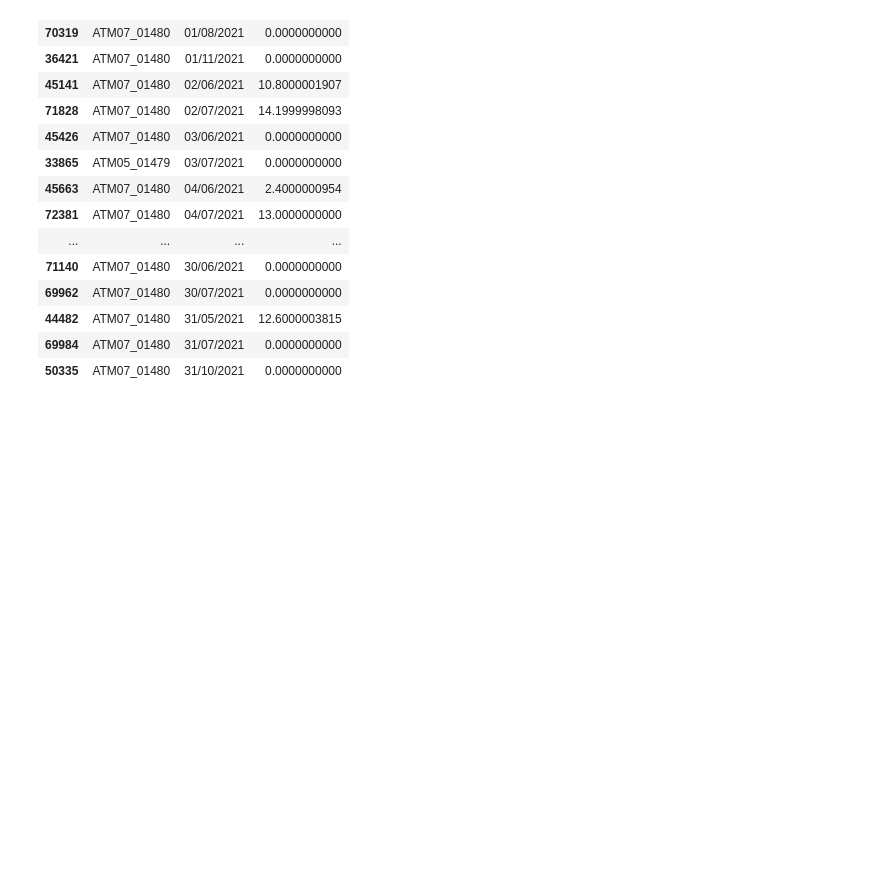
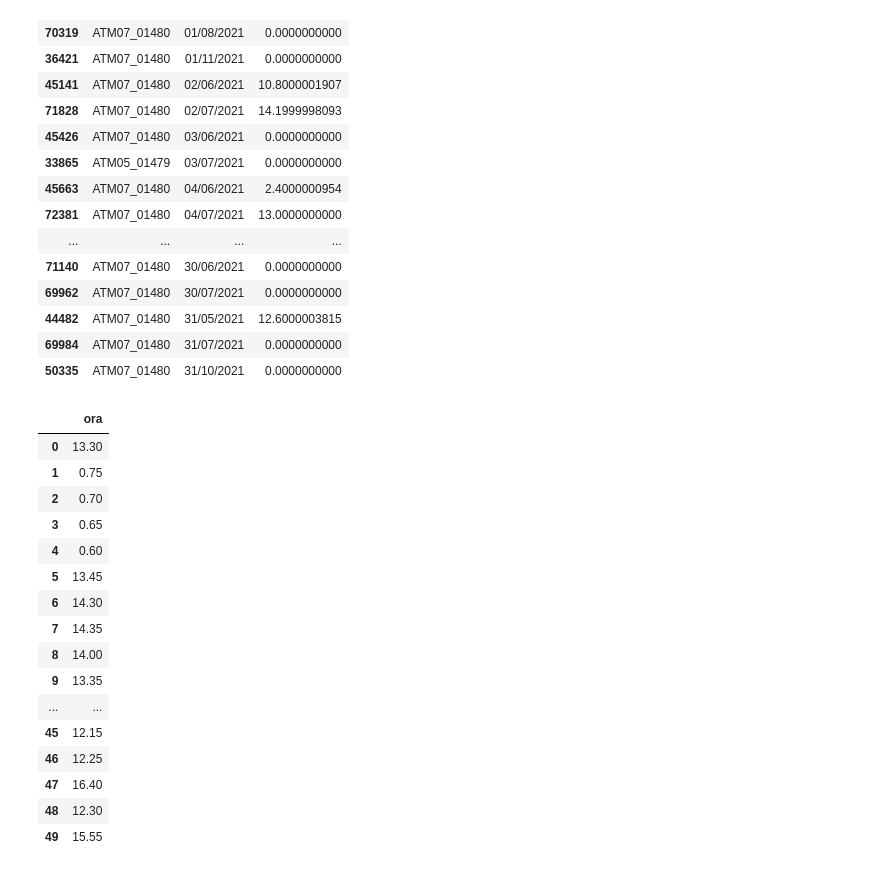
Before and after one commit to CH4nt014/Big-Data-project, a Jupyter notebook: ElaborazioneDati.ipynb, the cells around one changed output. Cells and saved outputs as stored; diff of their text form; code cells hidden in the pictures; blank space fills up the shorter version.

```diff
--- a/ElaborazioneDati.ipynb
+++ b/ElaborazioneDati.ipynb
@@ -129,3 +130,26 @@ pd.set_option('display.max_rows', None)
 # df_MediaBenzene
 dz_Benzene = {}
 # for i in range(len(df_MediaBenzene)):
+# %%
+#50 ore con il pù alto livello medio di benzene
+df_C6H6 = df_DatiSensori[['ora','C6H6_ug/m3']].copy()
+df_ore = df_C6H6.groupby('ora').mean().sort_values(['C6H6_ug/m3'], ascending =False).head(50).reset_index()
+df_ore[['ora']]
+# %% [output]
+|  | ora |
+| 0 | 13.30 |
+| 1 | 0.75 |
+| 2 | 0.70 |
+| 3 | 0.65 |
+| 4 | 0.60 |
+| 5 | 13.45 |
+| 6 | 14.30 |
+| 7 | 14.35 |
+| 8 | 14.00 |
+| 9 | 13.35 |
+| ... | ... |
+| 45 | 12.15 |
+| 46 | 12.25 |
+| 47 | 16.40 |
+| 48 | 12.30 |
+| 49 | 15.55 |
```
Also changed, not shown: parts of 3 cells of this notebook.
